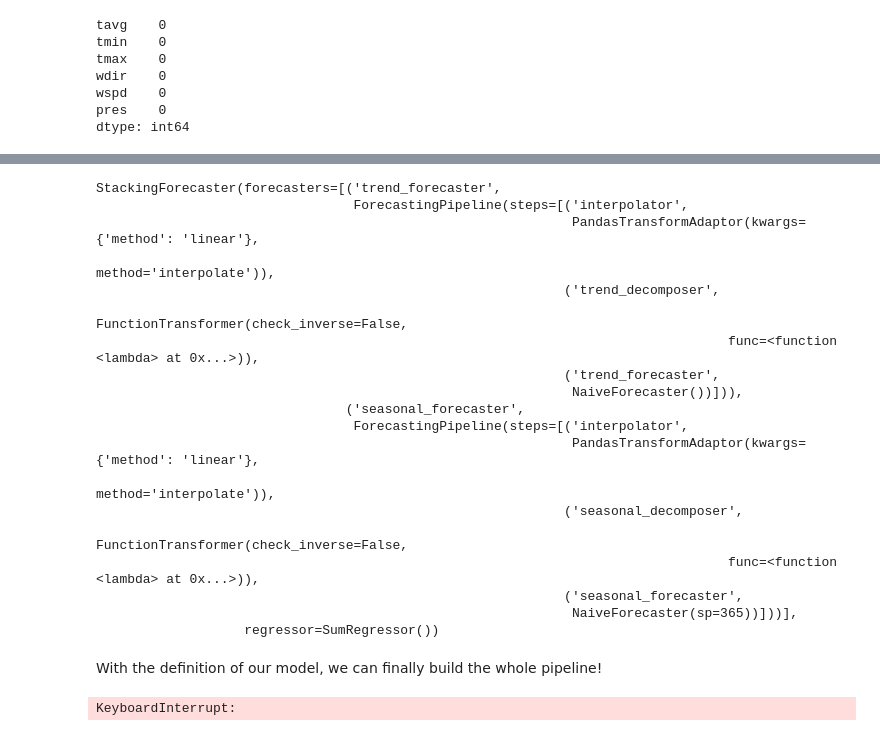
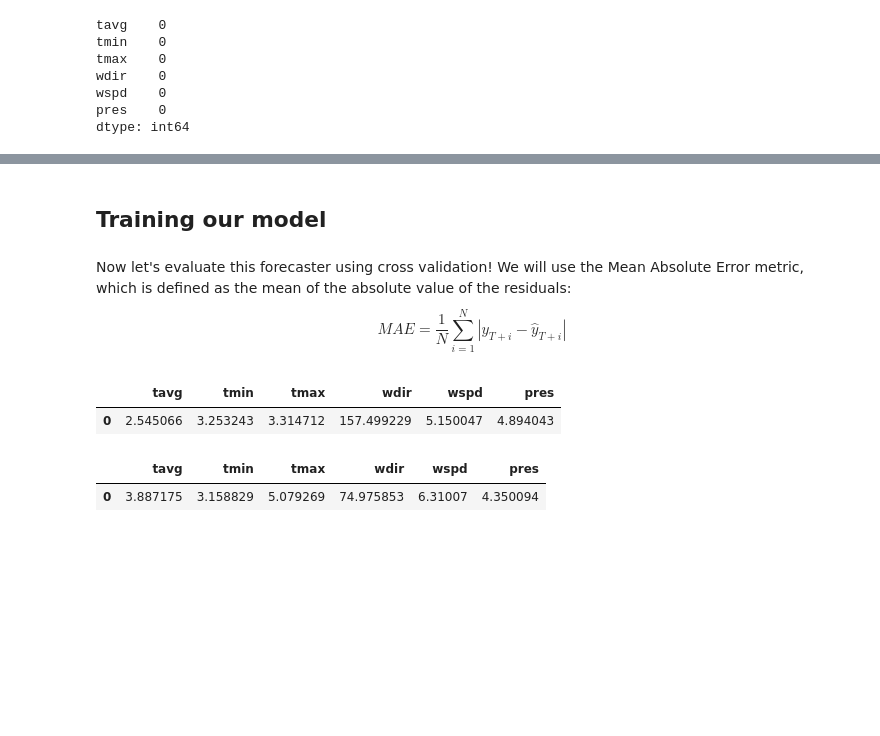
Before and after one commit to GilbertoCunha/Weather-Forecast, a Jupyter notebook: 2-models.ipynb, the cells around one changed output, grey strips where cells are left out. Cells and saved outputs as stored; diff of their text form; code cells hidden in the pictures; blank space fills up the shorter version.

Commit message:
finish model training notebook

```diff
--- a/2-models.ipynb
+++ b/2-models.ipynb
@@ -154,0 +68,3 @@ Hurray! Our decomposers works accordingly!
+# %%
+detrender = Detrender()
+detrender.fit_transform(inter_df).plot()
@@ -158,13 +78,13 @@ For this forecasting problem, we will be using the naive method for both trend a
 - Naive seasonal method forecasts using the corresponding value of the previous period
 # %%
-# Create trended forecaster
-trend_forecaster = NaiveForecaster(strategy="last")
+#Create forecaster
+forecaster = NaiveForecaster(strategy="last", sp=365)
 
-# Create trend pipeline
-trend_pipeline = ForecastingPipeline(steps=[
+# Create seasonal pipeline
+pipeline = TransformedTargetForecaster(steps=[
     ("interpolator", interpolator),
-    ("trend_decomposer", trend_decomposer),
-    ("trend_forecaster", trend_forecaster)
+    ("detrender", detrender),
+    ("forecaster", forecaster)
 ])
-trend_pipeline
+pipeline
 # %% [output]
@@ -212,36 +94,8 @@ Now let's join the two pipelines:
-# %%
-# Create the regressor
-regressor = SumRegressor()
-
-pipeline = StackingForecaster(forecasters=[
-        ("trend_forecaster", trend_pipeline),
-        ("seasonal_forecaster", seasonal_pipeline)
-    ],
-    regressor=regressor
-)
-pipeline
-# %% [output]
-StackingForecaster(forecasters=[('trend_forecaster',
-                                 ForecastingPipeline(steps=[('interpolator',
-                                                             PandasTransformAdaptor(kwargs={'method': 'linear'},
-                                                                                    method='interpolate')),
-                                                            ('trend_decomposer',
-                                                             FunctionTransformer(check_inverse=False,
-                                                                                 func=<function <lambda> at 0x...>)),
-                                                            ('trend_forecaster',
-                                                             NaiveForecaster())])),
-                                ('seasonal_forecaster',
-                                 ForecastingPipeline(steps=[('interpolator',
-                                                             PandasTransformAdaptor(kwargs={'method': 'linear'},
-                                                                                    method='interpolate')),
-                                                            ('seasonal_decomposer',
-                                                             FunctionTransformer(check_inverse=False,
-                                                                                 func=<function <lambda> at 0x...>)),
-                                                            ('seasonal_forecaster',
-                                                             NaiveForecaster(sp=365))]))],
-                   regressor=SumRegressor())
-# %% [markdown]
-With the definition of our model, we can finally build the whole pipeline!
+# %% [markdown]
+## Training our model
+# %% [markdown]
+Now let's evaluate this forecaster using cross validation! We will use the Mean Absolute Error metric, which is defined as the mean of the absolute value of the residuals:
+$$ MAE = \frac{1}{N} \sum_{i=1}^{N} \left| y_{T+i} - \hat{y}_{T+i} \right| $$
 # %%
 # Creating Validation folds
 nfolds = 5
@@ -251,24 +105,32 @@ window_length = df.shape[0] - nfolds - forecast_size + 1
 splitter = list(SlidingWindowSplitter(fh=fh, window_length=window_length).split(df))
 
 # Iterate folds
-metric = MeanAbsoluteScaledError()
+metric = MeanAbsoluteError(multioutput="raw_values")
 train_score, val_score = 0, 0
 bar = tqdm(splitter, desc="Cross-validating")
 for train_idx, val_idx in bar:
 
-    # Get train and validation data (interpolate for NaN in metric calculation)
+    # Get train and validation data (interpolate for avoiding NaN in metric calculation)
     y_train, y_val = df.iloc[train_idx].interpolate(method="linear"), df.iloc[val_idx].interpolate(method="linear")
 
     # Get training performance
     forecaster = pipeline.fit(y_train.iloc[:-forecast_size], fh=fh)
     y_train_pred = pipeline.predict()
-    train_score += metric(y_train.iloc[-forecast_size:], y_train_pred, y_train=y_train.iloc[:-forecast_size]) / len(splitter)
+    train_score += metric(y_train.iloc[-forecast_size:], y_train_pred) / len(splitter)
 
     # Predict on validation data
     forecaster = pipeline.fit(y_train, fh=fh)
     y_val_pred = pipeline.predict()
-    val_score += metric(y_val, y_val_pred, y_train=y_train) / len(splitter)
-
-print(f"Train score: {train_score} | Validation score: {val_score}")
+    val_score += metric(y_val, y_val_pred) / len(splitter)
-# %% [output]
-KeyboardInterrupt:
+# %%
+train_score = pd.DataFrame(data=train_score.reshape(1, -1), index=[0], columns=y_val.columns)
+train_score
+# %% [output]
+|  | tavg | tmin | tmax | wdir | wspd | pres |
+| 0 | 2.545066 | 3.253243 | 3.314712 | 157.499229 | 5.150047 | 4.894043 |
+# %%
+val_score = pd.DataFrame(data=val_score.reshape(1, -1), index=[0], columns=y_val.columns)
+val_score
+# %% [output]
+|  | tavg | tmin | tmax | wdir | wspd | pres |
+| 0 | 3.887175 | 3.158829 | 5.079269 | 74.975853 | 6.31007 | 4.350094 |
```
Also changed, not shown: parts of 24 cells of this notebook.
